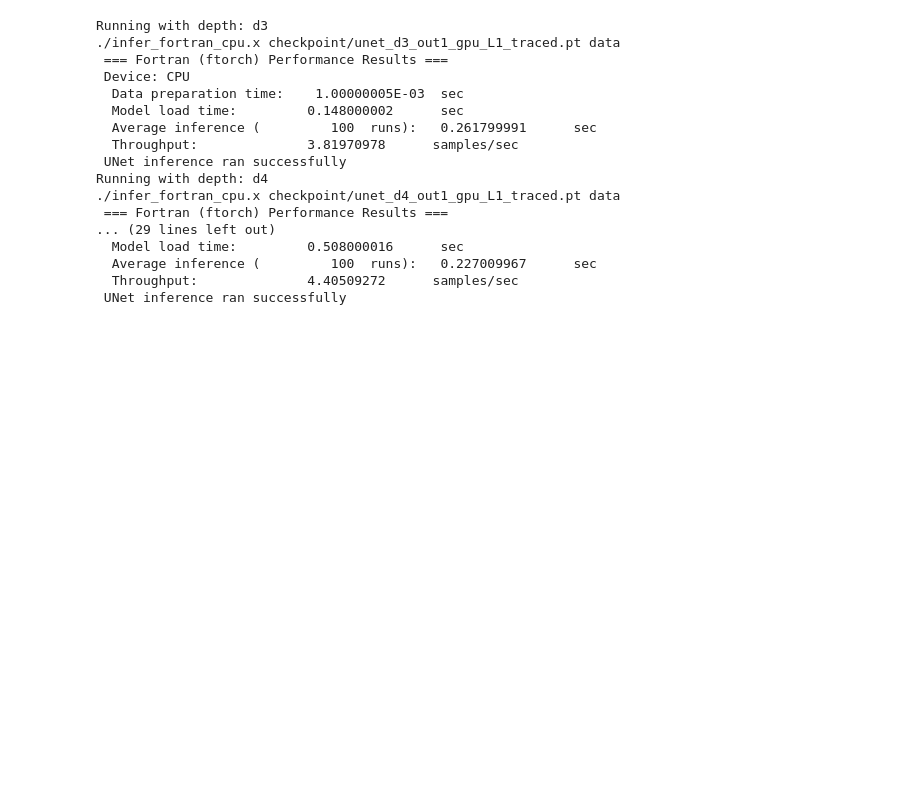
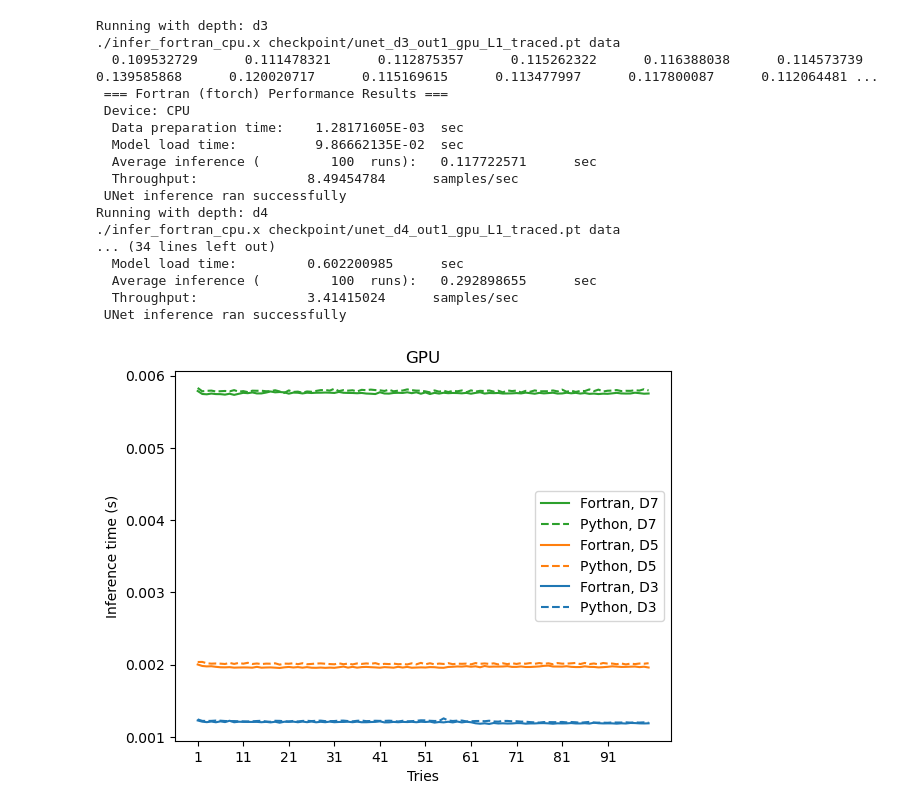
Before and after one commit to PeterGFX/cnn-in-fortran, a Jupyter notebook: src/time_counting/Time_Counting-Depth.ipynb, the cells around one changed output. Cells and saved outputs as stored; diff of their text form; code cells hidden in the pictures; blank space fills up the shorter version.

```diff
--- a/src/time_counting/Time_Counting-Depth.ipynb
+++ b/src/time_counting/Time_Counting-Depth.ipynb
@@ -14,6 +14,7 @@ model_list = ["unet_d3_out1_gpu_L1_traced.pt","unet_d4_out1_gpu_L1_traced.pt","u
 for i in range(5):
     Depth = i + 3
     print(f"UNet Depth: {Depth}")
+
     ## CUDA
     device = torch.device('cuda' if torch.cuda.is_available() else 'cpu')
     print("=== Result ===")
@@ -49,7 +50,8 @@ for i in range(5):
 
     # Warm up
     with torch.no_grad():
-        _ = model(test_input)
+        for k in range(10):
+            _ = model(test_input)
 
     # Inference
     num_runs = 100
@@ -66,6 +68,7 @@ for i in range(5):
         end_inference = time.time()
         inference_times.append(end_inference - start_inference)
 
+    print(inference_times)
     avg_inference = sum(inference_times) / num_runs
     std_inference = (sum((x - avg_inference) ** 2 for x in inference_times) / num_runs) ** 0.5
     timings['avg_inference'] = avg_inference
@@ -111,7 +114,8 @@ for i in range(5):
 
     # Warm up
     with torch.no_grad():
-        _ = model(test_input)
+        for k in range(10):
+            _ = model(test_input)
 
     # Inference
     num_runs = 100
@@ -126,6 +130,7 @@ for i in range(5):
         end_inference = time.time()
         inference_times.append(end_inference - start_inference)
 
+    print(inference_times)
     avg_inference = sum(inference_times) / num_runs
     std_inference = (sum((x - avg_inference) ** 2 for x in inference_times) / num_runs) ** 0.5
     timings['avg_inference'] = avg_inference
@@ -220,6 +232,6 @@ LD_LIBRARY_PATH=/user-environment/env/default/lib64:$LD_LIBRARY_PATH ./infer_for
 # %%
 %%bash
-export LD_LIBRARY_PATH=/users/class191/miniconda3/envs/weather-cnn/lib:/users/class191/FTorchbin/lib64:$LD_LIBRARY_PATH
+export LD_LIBRARY_PATH=/users/class171/miniconda3/envs/weather-cnn/lib:/users/class171/FTorchbin/lib64:$LD_LIBRARY_PATH
 for depth in d3 d4 d5 d6 d7; do
     echo "Running with depth: $depth"
     make run_infer_cpu MODEL=checkpoint/unet_${depth}_out1_gpu_L1_traced.pt DATADIR=data
@@ -227,18 +239,61 @@ done
 # %% [output]
 Running with depth: d3
 ./infer_fortran_cpu.x checkpoint/unet_d3_out1_gpu_L1_traced.pt data
+  0.109532729      0.111478321      0.112875357      0.115262322      0.116388038      0.114573739      0.139585868      0.120020717      0.115169615      0.113477997      0.117800087      0.112064481 ...
  === Fortran (ftorch) Performance Results ===
  Device: CPU
-  Data preparation time:    1.00000005E-03  sec
-  Model load time:         0.148000002      sec
-  Average inference (         100  runs):   0.261799991      sec
-  Throughput:              3.81970978      samples/sec
+  Data preparation time:    1.28171605E-03  sec
+  Model load time:          9.86662135E-02  sec
+  Average inference (         100  runs):   0.117722571      sec
+  Throughput:              8.49454784      samples/sec
  UNet inference ran successfully
 Running with depth: d4
 ./infer_fortran_cpu.x checkpoint/unet_d4_out1_gpu_L1_traced.pt data
- === Fortran (ftorch) Performance Results ===
-... (29 lines left out)
-  Model load time:         0.508000016      sec
-  Average inference (         100  runs):   0.227009967      sec
-  Throughput:              4.40509272      samples/sec
+... (34 lines left out)
+  Model load time:         0.602200985      sec
+  Average inference (         100  runs):   0.292898655      sec
+  Throughput:              3.41415024      samples/sec
  UNet inference ran successfully
+# %%
+fdsg = np.loadtxt("./data/fortran_depths_gpu.txt")
+fdsc = np.loadtxt("./data/fortran_depths_cpu.txt")
+pdsg = np.loadtxt("./data/python_depths_gpu.txt", delimiter=",")
+pdsc = np.loadtxt("./data/python_depths_cpu.txt", delimiter=",")
+# %%
+fdsg = fdsg.reshape(5,100)
+fdsc = fdsc.reshape(5,100)
+pdsg = pdsg.reshape(5,100)
+pdsc = pdsc.reshape(5,100)
+# %%
+fig, ax = plt.subplots()
+ticks_lbl = np.arange(1,101)
+prop_cycle = plt.rcParams['axes.prop_cycle']
+colors = prop_cycle.by_key()['color']
+
+labels_python = ['Python, D3','Python, D5','Python, D7']
+labels_fortran = ['Fortran, D3','Fortran, D5','Fortran, D7']
+
+for i in np.arange(5,step=2):
+    ax.plot(ticks_lbl,fdsg[i],color=colors[i//2],linestyle='-',label=labels_fortran[i//2])
+
+for i in np.arange(5,step=2):
+    ax.plot(ticks_lbl,pdsg[i],color=colors[i//2],linestyle='--',label=labels_python[i//2])
+
+ax.set_xticks(ticks_lbl[::10])
+
+# reordering the labels
+handles, labels = plt.gca().get_legend_handles_labels()
+
+# specify order
+order = [2,5,1,4,0,3]
+
+# pass handle & labels lists along with order as below
+ax.legend([handles[i] for i in order], [labels[i] for i in order])
+ax.set_xlabel("Tries")
+ax.set_ylabel("Inference time (s)")
+ax.set_title("GPU")
+
+plt.savefig('./plots/GPUDs.png')
+plt.show()
+# %% [output]
+[figure, added]
```
Also changed, not shown: parts of 7 cells of this notebook, 16 other files.
